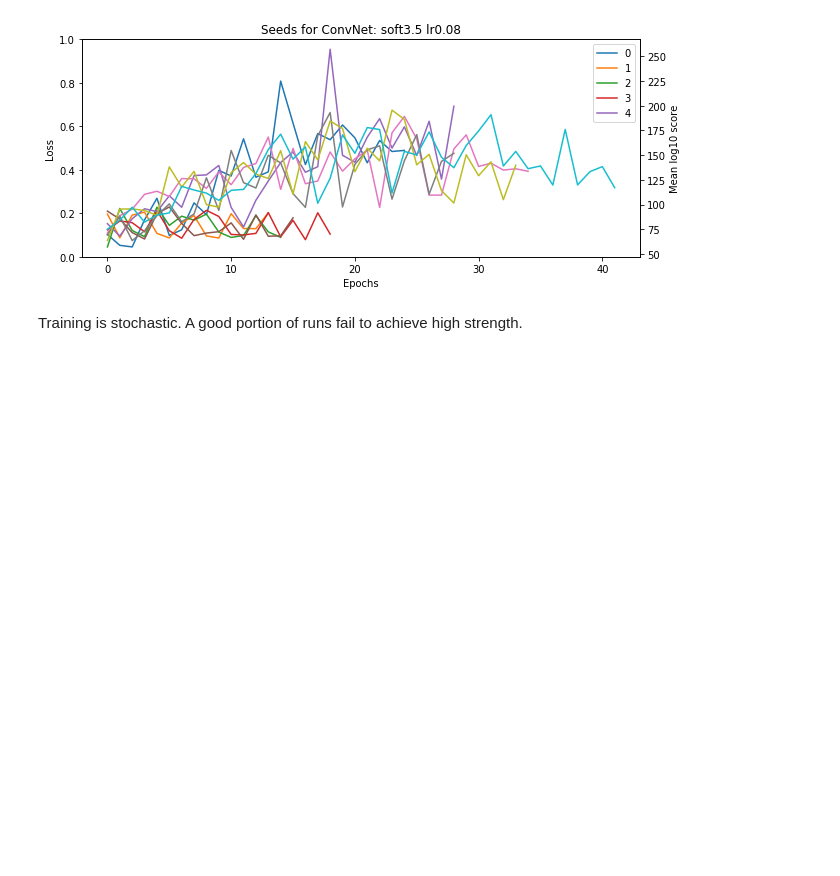
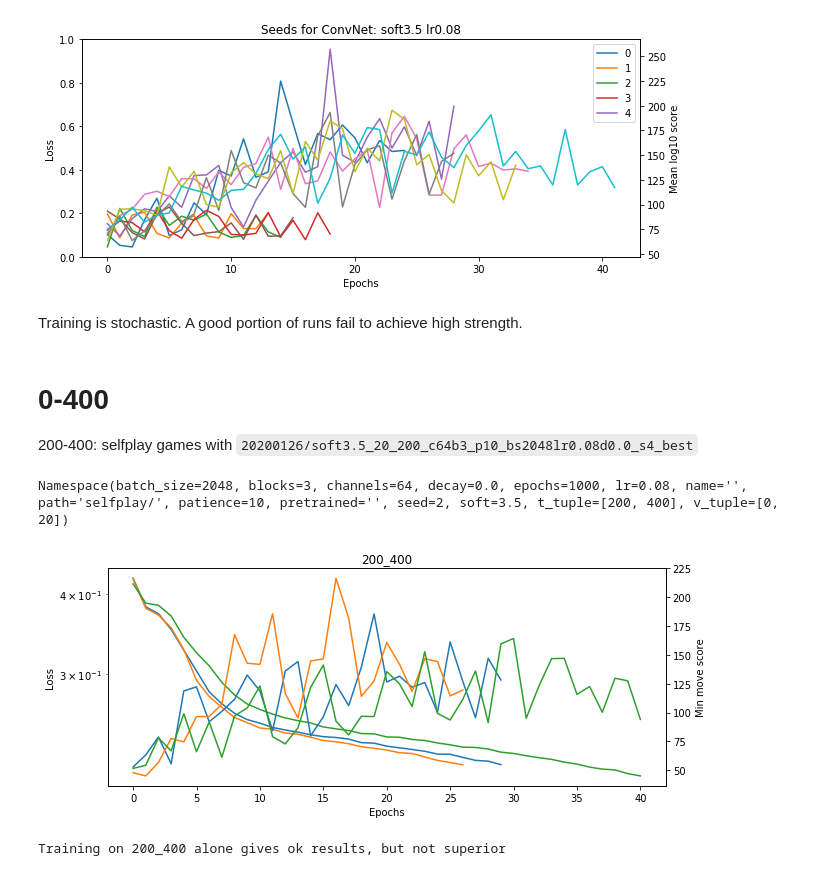
Before and after one commit to fqjin/2048NN, a Jupyter notebook: notebooks/training_logs.ipynb, the cells around one changed output. Drawn from its saved outputs; the diff is of its cells as text; code cells hidden in the pictures; blank space fills up the shorter version.

```diff
--- a/notebooks/training_logs.ipynb
+++ b/notebooks/training_logs.ipynb
@@ -31,6 +31,29 @@ def plot2(name0, name1, title):
     ax2.set_ylabel('Mean log10 score')
     plt.title(title)
     plt.show()
+# %%
+def plotn(names, title, plot_v=True, legend=False):
+    fig, ax1 = plt.subplots(figsize=(10, 4))
+    ax2 = ax1.twinx()
+    for i, name0 in enumerate(names):
+        logs0 = np.load(name0, allow_pickle=True)
+        t_loss0 = logs0['t_loss']
+        v_loss0 = logs0['v_loss']
+        scores0 = logs0['min_move']
+        epochs0 = np.arange(len(t_loss0))
+
+        ax1.semilogy(epochs0, t_loss0, color=plt.cm.tab10(i))
+        if plot_v:
+            ax1.semilogy(epochs0, v_loss0, color=plt.cm.tab20(2*i+1))
+        ax2.plot(epochs0, scores0, color=plt.cm.tab10(i))
+    if legend:
+        plt.legend([n[9:] for n in names])
+    ax1.set_xlabel('Epochs')
+    ax1.set_ylabel('Loss')
+    ax2.set_ylabel('Min move score')
+    print(logs0['params'])
+    plt.title(title)
+    plt.show()
 # %% [markdown]
 # 0-200 games
 Generated 200 games using fixed LUDR move order, min_move_dead method.
@@ -264,3 +287,14 @@ Namespace(batch_size=2048, blocks=3, channels=64, decay=0.0, epochs=1000, lr=0.0
 [figure]
 # %% [markdown]
 Training is stochastic. A good portion of runs fail to achieve high strength.
+# %% [markdown]
+# 0-400
+200-400: selfplay games with `20200126/soft3.5_20_200_c64b3_p10_bs2048lr0.08d0.0_s4_best`
+# %%
+names = [f'20200128/200_400_soft3.5c64b3_p10_bs2048lr0.08d0.0_s{s}.npz' for s in range(3)]
+plotn(names, '200_400', plot_v=False)
+print('''Training on 200_400 alone gives ok results, but not superior''')
+# %% [output]
+Namespace(batch_size=2048, blocks=3, channels=64, decay=0.0, epochs=1000, lr=0.08, name='', path='selfplay/', patience=10, pretrained='', seed=2, soft=3.5, t_tuple=[200, 400], v_tuple=[0, 20])
+[figure, added]
+Training on 200_400 alone gives ok results, but not superior
```
Also changed, not shown: parts of 5 cells of this notebook, 6 other files.
